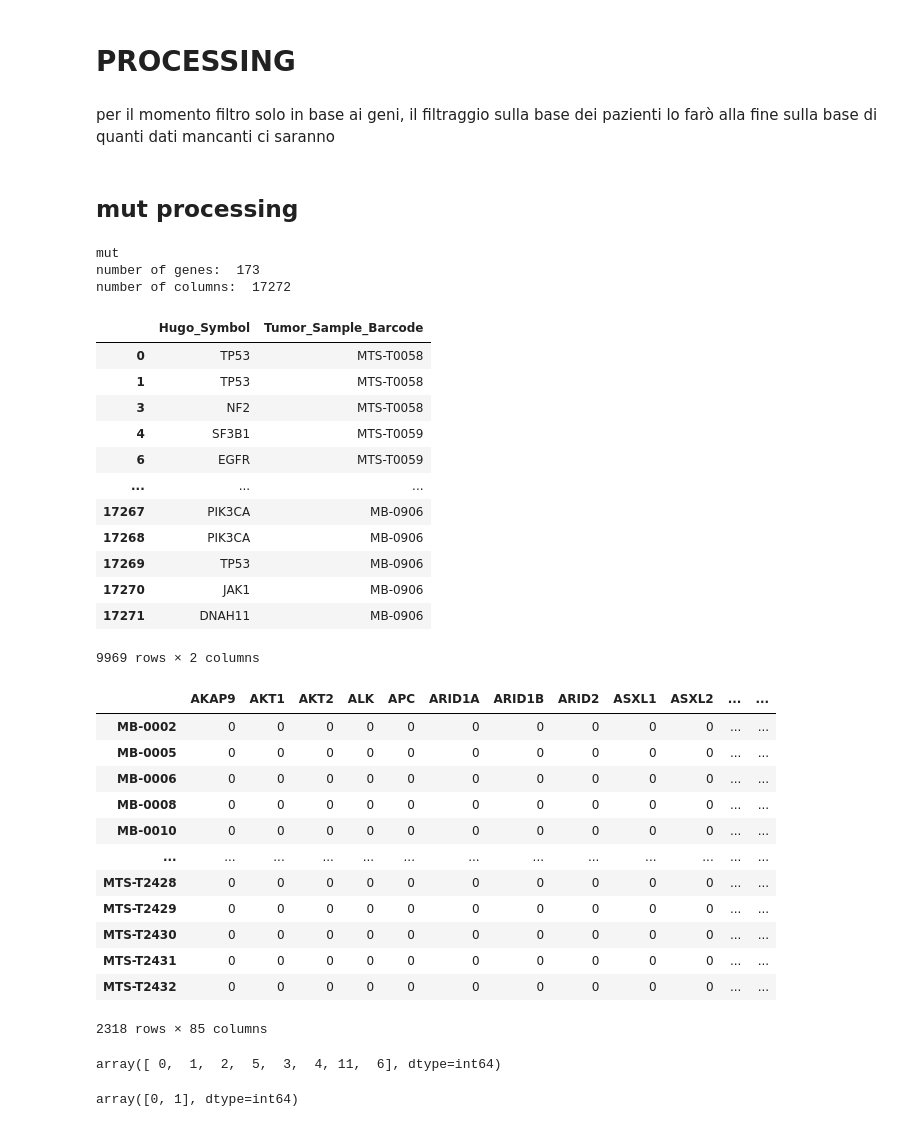
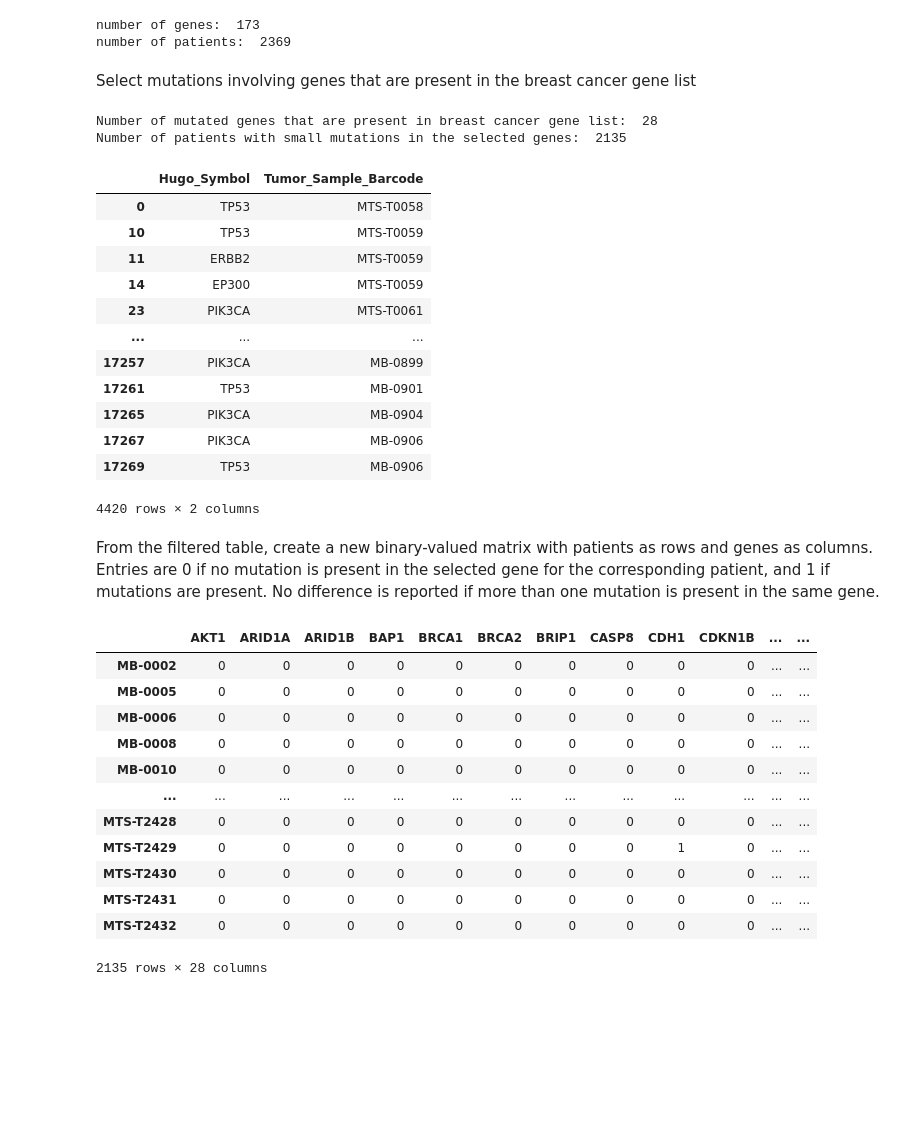
Before and after one commit to SilviaMariaMacri/applied-machine-learning-project, a Jupyter notebook: data_processing.ipynb, the cells around one changed output. Drawn from its saved outputs; the diff is of its cells as text; code cells hidden in the pictures; blank space fills up the shorter version.

Commit message:
data and data_processing notebook complete version

```diff
--- a/data_processing.ipynb
+++ b/data_processing.ipynb
@@ -8 +6,4 @@ gl2=gene_list2.Gene.str.rsplit('\xa0').str.get(0).unique().tolist()
+# %%
+gene_df = pd.read_csv('data/gene_list.txt',header=None)
+gene_list = gene_df[0].tolist()
 # %%
@@ -30,3 +17,0 @@ len(gene_list_union)
-# %%
-gene_list = list(dict.fromkeys(gene_list_union))
-len(gene_list)
@@ -99,43 +18,43 @@ len(patients)
-# %% [markdown]
-# PROCESSING
-# %% [markdown]
-per il momento filtro solo in base ai geni, il filtraggio sulla base dei pazienti lo farò alla fine sulla base di quanti dati mancanti ci saranno
-# %% [markdown]
-## mut processing
 # %%
-print('mut')
 print('number of genes: ',len(mut.Hugo_Symbol.unique()))
-print('number of columns: ',len(mut))
+print('number of patients: ',len(mut.Tumor_Sample_Barcode.unique()))
 # %% [output]
-mut
 number of genes:  173
-number of columns:  17272
+number of patients:  2369
+# %% [markdown]
+Select mutations involving genes that are present in the breast cancer gene list
 # %%
 mut_filter = mut[['Hugo_Symbol','Tumor_Sample_Barcode']].copy()
 mut_filter = mut_filter[mut_filter['Hugo_Symbol'].isin(gene_list)]
-#mut_filter = mut_filter[mut_filter['Tumor_Sample_Barcode'].isin(patients)]
+mut_filter = mut_filter.drop_duplicates()
+print('Number of mutated genes that are present in breast cancer gene list: ',len(mut_filter.Hugo_Symbol.unique()))
+print('Number of patients with small mutations in the selected genes: ',len(mut_filter.Tumor_Sample_Barcode.unique()))
 mut_filter
 # %% [output]
+Number of mutated genes that are present in breast cancer gene list:  28
+Number of patients with small mutations in the selected genes:  2135
 |  | Hugo_Symbol | Tumor_Sample_Barcode |
 | 0 | TP53 | MTS-T0058 |
-| 1 | TP53 | MTS-T0058 |
-| 3 | NF2 | MTS-T0058 |
-| 4 | SF3B1 | MTS-T0059 |
-| 6 | EGFR | MTS-T0059 |
+| 10 | TP53 | MTS-T0059 |
+| 11 | ERBB2 | MTS-T0059 |
+| 14 | EP300 | MTS-T0059 |
+| 23 | PIK3CA | MTS-T0061 |
 | ... | ... | ... |
+| 17257 | PIK3CA | MB-0899 |
+| 17261 | TP53 | MB-0901 |
+| 17265 | PIK3CA | MB-0904 |
 | 17267 | PIK3CA | MB-0906 |
-| 17268 | PIK3CA | MB-0906 |
 | 17269 | TP53 | MB-0906 |
-| 17270 | JAK1 | MB-0906 |
-| 17271 | DNAH11 | MB-0906 |
-9969 rows × 2 columns
+4420 rows × 2 columns
+# %% [markdown]
+From the filtered table, create a new binary-valued matrix with patients as rows and genes as columns. Entries are 0 if no mutation is present in the selected gene for the corresponding patient, and 1 if mutations are present. No difference is reported if more than one mutation is present in the same gene.
 # %%
 mut_matrix = pd.crosstab(mut_filter['Tumor_Sample_Barcode'], mut_filter['Hugo_Symbol'])
 mut_matrix.index.name = None
 mut_matrix.columns.name = None
 mut_matrix
 # %% [output]
-|  | AKAP9 | AKT1 | AKT2 | ALK | APC | ARID1A | ARID1B | ARID2 | ASXL1 | ASXL2 | ... | ... |
+|  | AKT1 | ARID1A | ARID1B | BAP1 | BRCA1 | BRCA2 | BRIP1 | CASP8 | CDH1 | CDKN1B | ... | ... |
 | MB-0002 | 0 | 0 | 0 | 0 | 0 | 0 | 0 | 0 | 0 | 0 | ... | ... |
 | MB-0005 | 0 | 0 | 0 | 0 | 0 | 0 | 0 | 0 | 0 | 0 | ... | ... |
 | MB-0006 | 0 | 0 | 0 | 0 | 0 | 0 | 0 | 0 | 0 | 0 | ... | ... |
@@ -143,19 +62,8 @@ mut_matrix
 | MB-0010 | 0 | 0 | 0 | 0 | 0 | 0 | 0 | 0 | 0 | 0 | ... | ... |
 | ... | ... | ... | ... | ... | ... | ... | ... | ... | ... | ... | ... | ... |
 | MTS-T2428 | 0 | 0 | 0 | 0 | 0 | 0 | 0 | 0 | 0 | 0 | ... | ... |
-| MTS-T2429 | 0 | 0 | 0 | 0 | 0 | 0 | 0 | 0 | 0 | 0 | ... | ... |
+| MTS-T2429 | 0 | 0 | 0 | 0 | 0 | 0 | 0 | 0 | 1 | 0 | ... | ... |
 | MTS-T2430 | 0 | 0 | 0 | 0 | 0 | 0 | 0 | 0 | 0 | 0 | ... | ... |
 | MTS-T2431 | 0 | 0 | 0 | 0 | 0 | 0 | 0 | 0 | 0 | 0 | ... | ... |
 | MTS-T2432 | 0 | 0 | 0 | 0 | 0 | 0 | 0 | 0 | 0 | 0 | ... | ... |
-2318 rows × 85 columns
+2135 rows × 28 columns
-# %%
-# controllo che non ci siano nan
-pd.unique(mut_matrix.values.ravel())
-# %% [output]
-array([ 0,  1,  2,  5,  3,  4, 11,  6], dtype=int64)
-# %%
-# elimino info del conto del numero di mutazioni
-mut_matrix[mut_matrix != 0] = 1
-pd.unique(mut_matrix.values.ravel())
-# %% [output]
-array([0, 1], dtype=int64)
```
Also changed, not shown: parts of 98 cells of this notebook, 1 other file.
